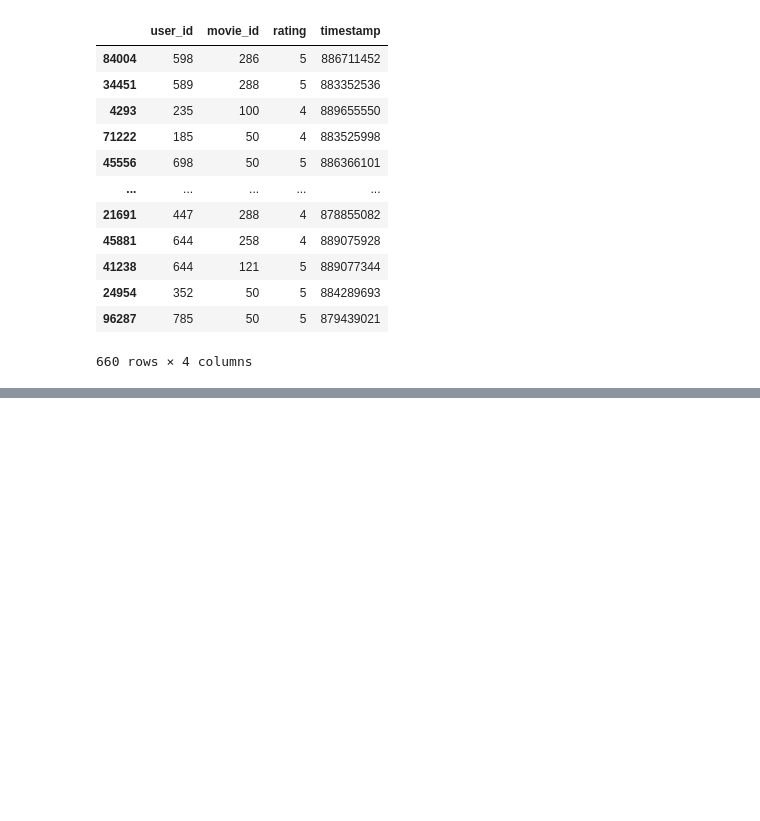
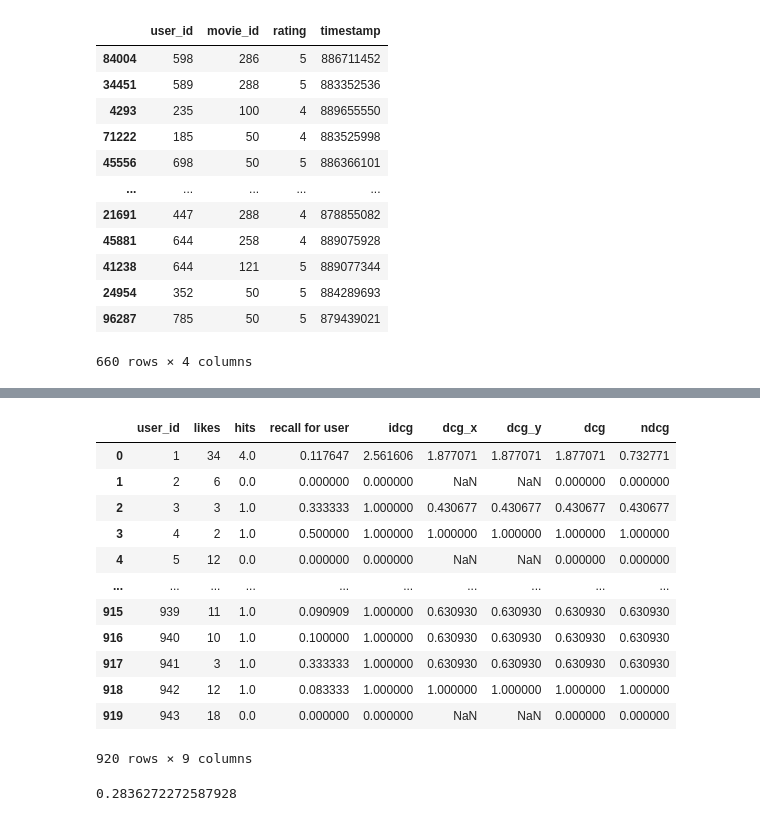
Before and after one commit to Ivampypy/movie-recsys, a Jupyter notebook: notebooks/EDA-notebook.ipynb, the cells around one changed output, grey strips where cells are left out. Saved outputs shown, nothing was run; the diff lists cells and outputs as text; code cells hidden in the pictures; blank space fills up the shorter version.

Commit message:
feat(eda): complete EDA with baseline metrics and visualization

```diff
--- a/notebooks/EDA-notebook.ipynb
+++ b/notebooks/EDA-notebook.ipynb
@@ -438,0 +465,3 @@ hits
+# %%
+count_hits = hits.groupby("user_id")["rating"].count()
+count_hits
@@ -438,0 +510,7 @@ hits
+# %%
+weights = pd.DataFrame(columns=["movie_id", "weight"])
+
+ndcg_weights = [1 / log2(p + 1) for p in range(1, 11)]
+weights["movie_id"] = top_10_films_fr_train
+weights["weight"] = ndcg_weights
+weights
@@ -438,0 +529,9 @@ hits
+# %%
+hits = likes[likes["movie_id"].isin(top_10_films_fr_train)]
+
+
+hits = pd.merge(hits, weights, on="movie_id", how="left")
+
+hits = hits.fillna(0)
+
+hits
@@ -438,0 +552,40 @@ hits
+# %%
+users_dcg_idcg = hits.groupby("user_id")["weight"].sum()
+users_dcg_idcg = users_dcg_idcg.reset_index()
+users_dcg_idcg.columns = ["user_id", "dcg"]
+# %%
+def calc_idcg(hit):
+    if hit == 0:
+        return 0.0
+    return sum(ndcg_weights[: int(hit)])
+
+
+dcg_map = dict(zip(users_dcg_idcg["user_id"], users_dcg_idcg["dcg"]))
+
+
+merge_hits_likes["dcg"] = merge_hits_likes["user_id"].map(dcg_map).fillna(0)
+
+
+merge_hits_likes["ndcg"] = merge_hits_likes["dcg"] / merge_hits_likes["idcg"]
+merge_hits_likes["ndcg"] = merge_hits_likes["ndcg"].fillna(0)
+
+merge_hits_likes
+# %% [output]
+|  | user_id | likes | hits | recall for user | idcg | dcg_x | dcg_y | dcg | ndcg |
+| 0 | 1 | 34 | 4.0 | 0.117647 | 2.561606 | 1.877071 | 1.877071 | 1.877071 | 0.732771 |
+| 1 | 2 | 6 | 0.0 | 0.000000 | 0.000000 | NaN | NaN | 0.000000 | 0.000000 |
+| 2 | 3 | 3 | 1.0 | 0.333333 | 1.000000 | 0.430677 | 0.430677 | 0.430677 | 0.430677 |
+| 3 | 4 | 2 | 1.0 | 0.500000 | 1.000000 | 1.000000 | 1.000000 | 1.000000 | 1.000000 |
+| 4 | 5 | 12 | 0.0 | 0.000000 | 0.000000 | NaN | NaN | 0.000000 | 0.000000 |
+| ... | ... | ... | ... | ... | ... | ... | ... | ... | ... |
+| 915 | 939 | 11 | 1.0 | 0.090909 | 1.000000 | 0.630930 | 0.630930 | 0.630930 | 0.630930 |
+| 916 | 940 | 10 | 1.0 | 0.100000 | 1.000000 | 0.630930 | 0.630930 | 0.630930 | 0.630930 |
+| 917 | 941 | 3 | 1.0 | 0.333333 | 1.000000 | 0.630930 | 0.630930 | 0.630930 | 0.630930 |
+| 918 | 942 | 12 | 1.0 | 0.083333 | 1.000000 | 1.000000 | 1.000000 | 1.000000 | 1.000000 |
+| 919 | 943 | 18 | 0.0 | 0.000000 | 0.000000 | NaN | NaN | 0.000000 | 0.000000 |
+920 rows × 9 columns
+# %%
+baseline_ndcg_at_10 = merge_hits_likes["ndcg"].mean()
+print(baseline_ndcg_at_10)
+# %% [output]
+0.2836272272587928
```
Also changed, not shown: parts of 22 cells of this notebook.
